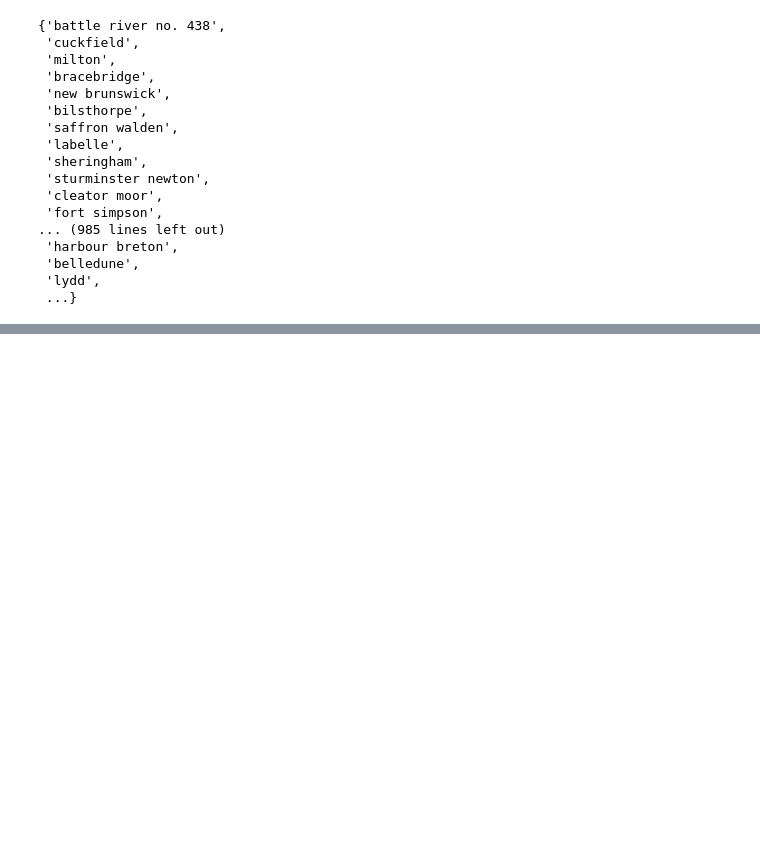
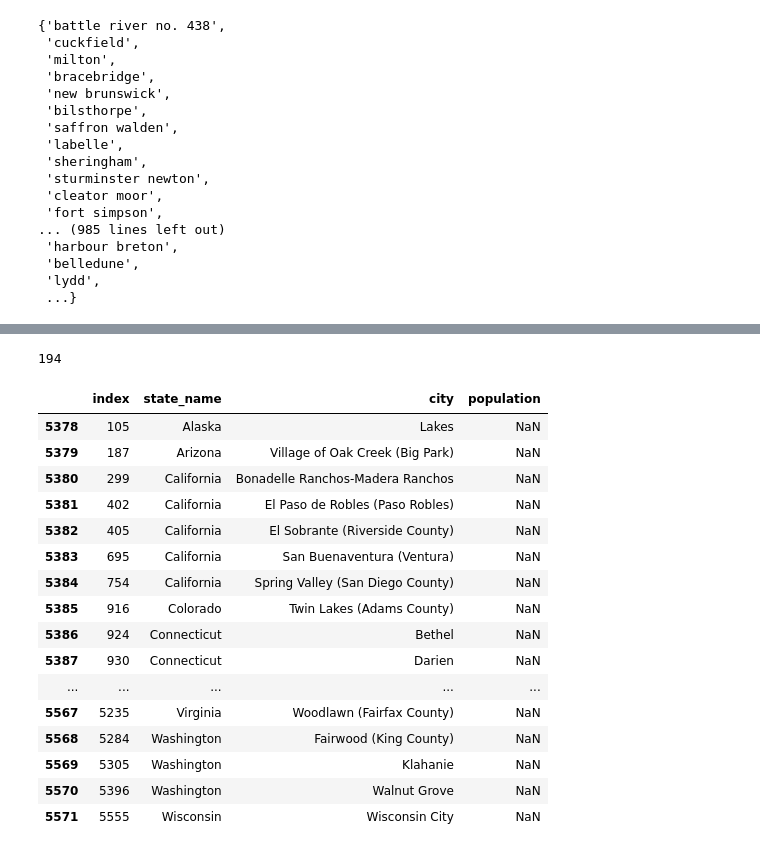
Before and after one commit to danieljsmarda/BodyTweets, a Jupyter notebook: tweets_code/working_notebook.ipynb, the cells around one changed output, grey strips where cells are left out. Saved outputs shown, nothing was run; the diff lists cells and outputs as text; code cells hidden in the pictures; blank space fills up the shorter version.

```diff
--- a/tweets_code/working_notebook.ipynb
+++ b/tweets_code/working_notebook.ipynb
@@ -65,0 +135,20 @@ with open('')
+# %%
+import re
+def tokenize_cityname(row):
+    state = row['cityState']
+    city = row['cityName']
+    # Remove State from city name
+    city = city.split(',')[0]
+
+    # These strings were appended by the researchers; 'and' is for multiple area labels
+    area_names = ['city', 'village', 'borough', 'town', 'CDP', 'municipality', 'and']
+    city_and_state = city[:]
+    for area_name in area_names:
+        city_and_state = city_and_state.replace(' '+area_name, '', 1)
+    #stripped = city_and_state.replace(state, '', 1).strip(' ,')
+    stripped = city_and_state.strip(' ,')
+    # Ensures strings like "Arizona City, Arizona" are changed to "Arizona City"
+    # and not "City, Arizona" after strip.
+    return state + ' City' if state in stripped else stripped
+us_cities_df['cityNameFormatted'] = us_cities_df.apply(tokenize_cityname, axis=1)
+us_cities_df[us_cities_df['cityNameFormatted'] == 'Arlington']
@@ -65,0 +175,4 @@ with open('')
+# %%
+us_pops = pd.read_csv('../public_data/uscitypops.csv', usecols=['city', 'state_name', 'population'])
+print(len(us_pops))
+us_pops.head()
@@ -65,0 +214,7 @@ with open('')
+# %%
+city_state_pops = pd.merge(us_cities_df.rename(columns={'cityState':'state_name', 'cityNameFormatted':'city'})[['state_name', 'city']],
+                           us_pops,
+                           how='left',
+                           on=['city', 'state_name'])\
+                    .sort_values('population', ascending=False)\
+                    .reset_index()
@@ -65,0 +230,24 @@ with open('')
+# %%
+len(city_state_pops[city_state_pops['population'].isna()].head(300))
+# %% [output]
+194
+# %%
+city_state_pops[city_state_pops['population'].isna()].head(300)
+# %% [output]
+|  | index | state_name | city | population |
+| 5378 | 105 | Alaska | Lakes | NaN |
+| 5379 | 187 | Arizona | Village of Oak Creek (Big Park) | NaN |
+| 5380 | 299 | California | Bonadelle Ranchos-Madera Ranchos | NaN |
+| 5381 | 402 | California | El Paso de Robles (Paso Robles) | NaN |
+| 5382 | 405 | California | El Sobrante (Riverside County) | NaN |
+| 5383 | 695 | California | San Buenaventura (Ventura) | NaN |
+| 5384 | 754 | California | Spring Valley (San Diego County) | NaN |
+| 5385 | 916 | Colorado | Twin Lakes (Adams County) | NaN |
+| 5386 | 924 | Connecticut | Bethel | NaN |
+| 5387 | 930 | Connecticut | Darien | NaN |
+| ... | ... | ... | ... | ... |
+| 5567 | 5235 | Virginia | Woodlawn (Fairfax County) | NaN |
+| 5568 | 5284 | Washington | Fairwood (King County) | NaN |
+| 5569 | 5305 | Washington | Klahanie | NaN |
+| 5570 | 5396 | Washington | Walnut Grove | NaN |
+| 5571 | 5555 | Wisconsin | Wisconsin City | NaN |
```
Also changed, not shown: parts of 25 cells of this notebook.
